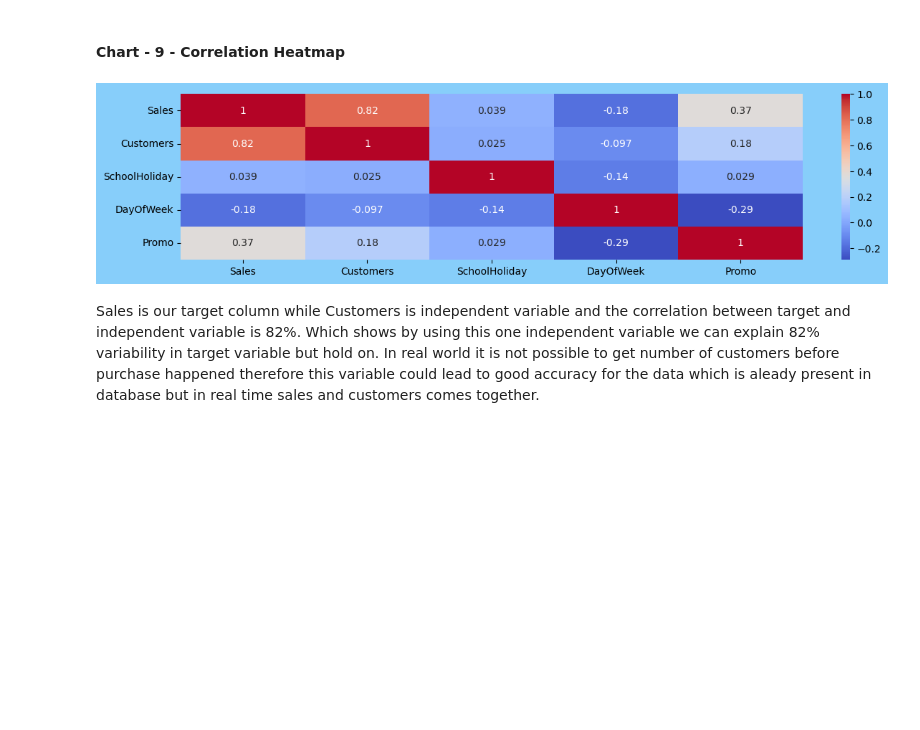
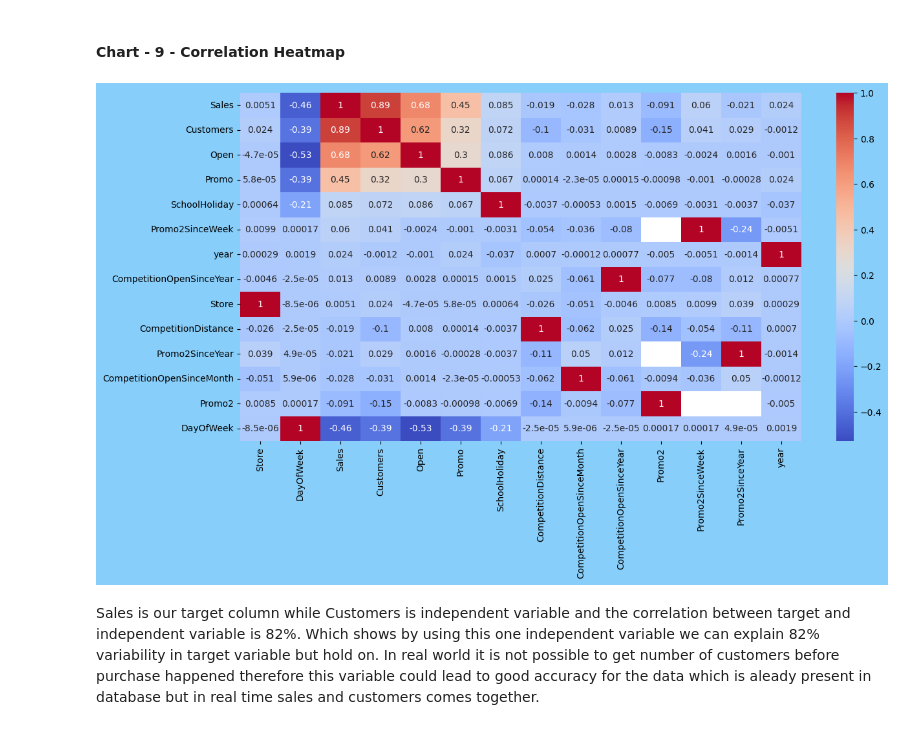
Before and after one commit to mdismailquraishicse/rossmann-sales-prediction, a Jupyter notebook: rossmann_store_sales.ipynb, the cells around one changed output. Saved outputs shown, nothing was run; the diff lists cells and outputs as text; code cells hidden in the pictures; blank space fills up the shorter version.

```diff
--- a/rossmann_store_sales.ipynb
+++ b/rossmann_store_sales.ipynb
@@ -32,10 +35,13 @@ warnings.filterwarnings('ignore')
 ### Dataset Loading
 # %%
 # Load Dataset
+pd.set_option("display.max_columns", None)
 path_rossmann = 'data/Rossmann Stores Data.csv'
 path_store = 'data/store.csv'
 df_rossmann = pd.read_csv(path_rossmann)
 df_store = pd.read_csv(path_store)
+df_merged = df_rossmann.merge(df_store, on="Store", how="left")
+df = df_merged.copy()
 print(f"shape rossmann : {df_rossmann.shape}")
 print(f"shape store : {df_store.shape}")
 print(f"duplicates rossmann : {df_rossmann.duplicated().sum()}")
@@ -47,6 +53,11 @@ print()
 print()
 print("----- Store -----")
 print(df_store.head(3))
+print("-"*30 +"MERGED DATA"+ "-"*30)
+print(f"df : {df.shape}")
+print(f"df : {df.duplicated().sum()}")
+print()
+print(df.head(2))
 # %% [output]
 shape rossmann : (1017209, 9)
 shape store : (1115, 10)
@@ -438,13 +507,14 @@ plt.show()
 # %% [markdown]
 #### Chart - 9 - Correlation Heatmap
 # %%
-plt.figure(figsize=(14,3), facecolor=facecolor)
-num_cols = ['Sales', 'Customers','SchoolHoliday', 'DayOfWeek', 'Promo']
+plt.figure(figsize=(14,7), facecolor=facecolor)
+num_cols = df.describe(include="number").columns
+# num_cols = ['Sales', 'Customers','SchoolHoliday', 'DayOfWeek', 'Promo']
 corr = df[num_cols].corr()
-sns.heatmap(corr, cmap='coolwarm', annot=True)
+sns.heatmap(corr.sort_values(by="Sales", ascending=False), cmap='coolwarm', annot=True)
 plt.show()
 # %% [output]
-[figure, old version]
+[figure, new version]
 # %% [markdown]
 Sales is our target column while Customers is independent variable and the correlation between target and independent variable is 82%. Which shows by using this one independent variable we can explain 82% variability in target variable but hold on. In real world it is not possible to get number of customers before purchase happened therefore this variable could lead to good accuracy for the data which is aleady present in database but in real time sales and customers comes together.
 # %% [markdown]
```
Also changed, not shown: parts of 45 cells of this notebook.
